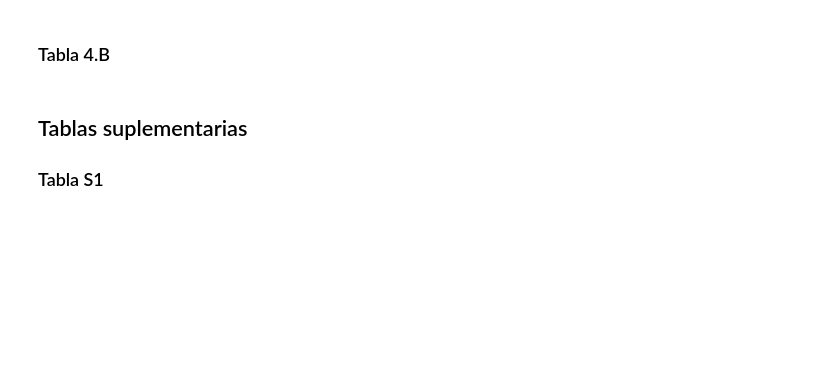
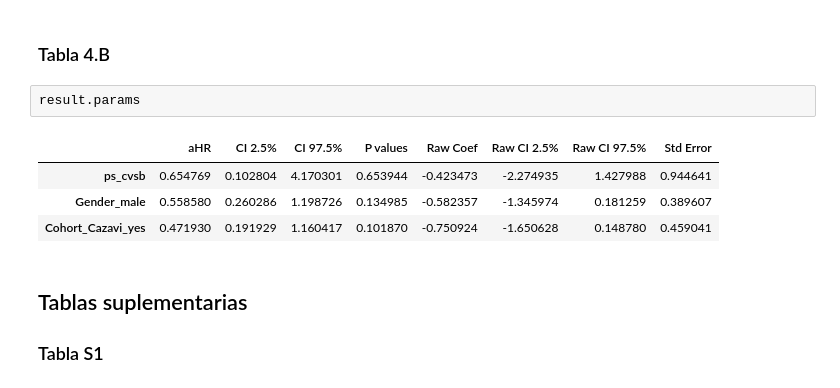
Before and after one commit to JuantonioMS/pystats_utils_base, a Jupyter notebook: test.ipynb, the cells around one changed output. Saved outputs shown, nothing was run; the diff lists cells and outputs as text; blank space fills up the shorter version.

```diff
--- a/test.ipynb
+++ b/test.ipynb
@@ -180,5 +218,12 @@ result.summary.to_excel("tabla_3b_metrics_raw.xlsx")
 # %% [markdown]
 ### Tabla 4.B
+# %%
+result.params
+# %% [output]
+|  | aHR | CI 2.5% | CI 97.5% | P values | Raw Coef | Raw CI 2.5% | Raw CI 97.5% | Std Error |
+| ps_cvsb | 0.654769 | 0.102804 | 4.170301 | 0.653944 | -0.423473 | -2.274935 | 1.427988 | 0.944641 |
+| Gender_male | 0.558580 | 0.260286 | 1.198726 | 0.134985 | -0.582357 | -1.345974 | 0.181259 | 0.389607 |
+| Cohort_Cazavi_yes | 0.471930 | 0.191929 | 1.160417 | 0.101870 | -0.750924 | -1.650628 | 0.148780 | 0.459041 |
 # %% [markdown]
 ## Tablas suplementarias
 
```
Also changed, not shown: parts of 2 cells of this notebook, 11 other files.
